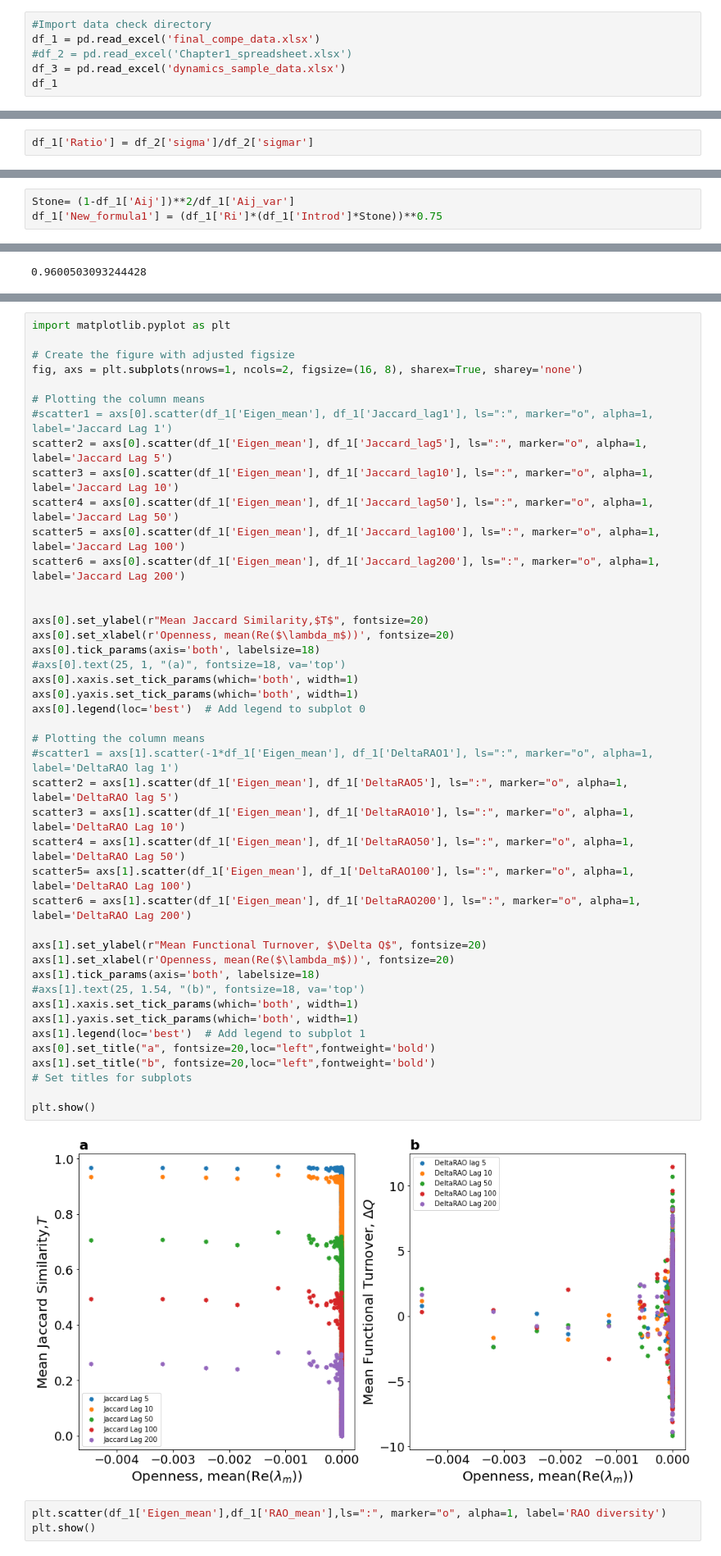
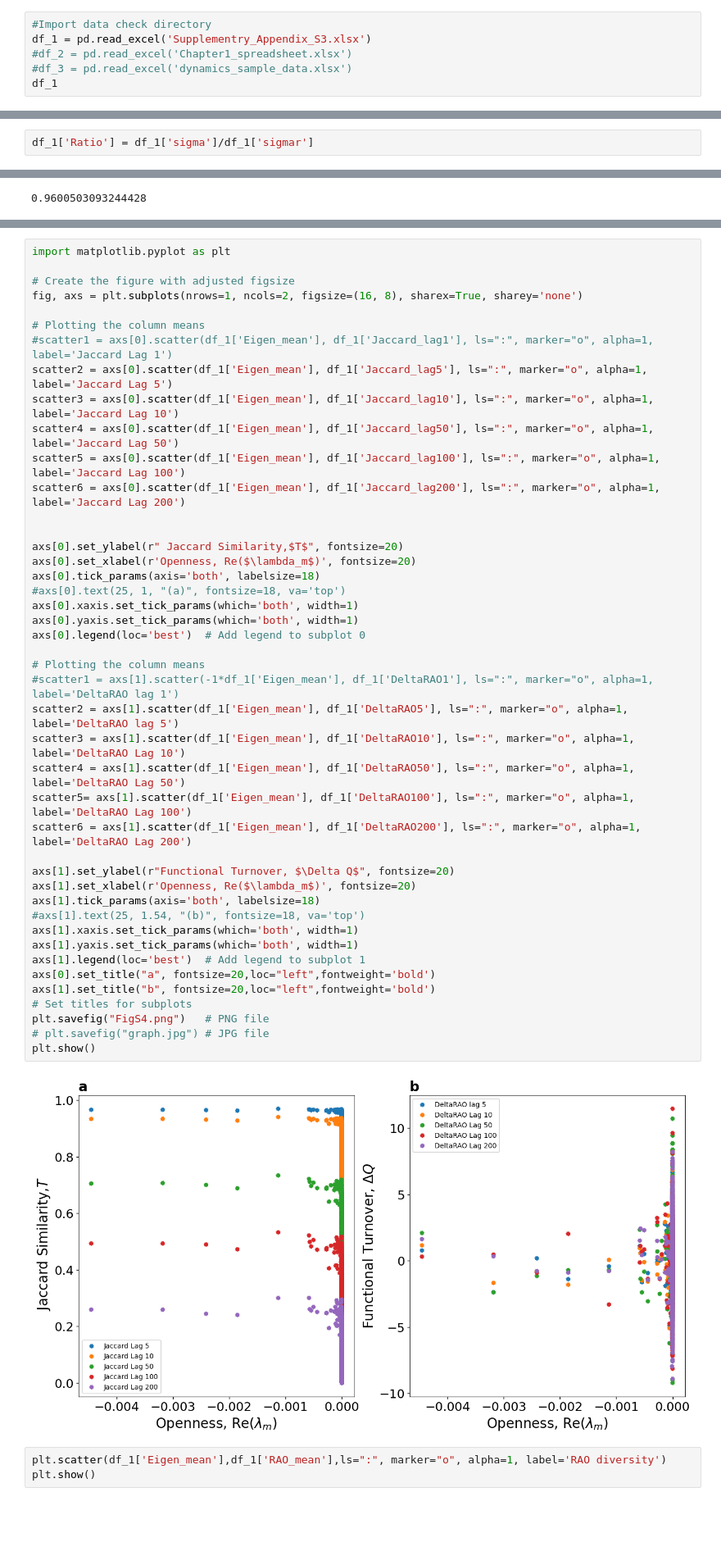
Before and after one commit to chiwir/Open-community-assembly, a Jupyter notebook: Visualisations_final_comp.ipynb, the cells around one changed output, grey strips where cells are left out. Shown at 82% size. Drawn from its saved outputs; the diff is of its cells as text; blank space fills up the shorter version.

```diff
--- a/Visualisations_final_comp.ipynb
+++ b/Visualisations_final_comp.ipynb
@@ -3,9 +3,9 @@ import pandas as pd
 import matplotlib.pyplot as plt
 # %%
 #Import data check directory
-df_1 = pd.read_excel('final_compe_data.xlsx')
+df_1 = pd.read_excel('Supplementry_Appendix_S3.xlsx')
 #df_2 = pd.read_excel('Chapter1_spreadsheet.xlsx')
-df_3 = pd.read_excel('dynamics_sample_data.xlsx')
+#df_3 = pd.read_excel('dynamics_sample_data.xlsx')
 df_1
 # %% [output]
 |  | sigmar | sigma | lamda | Shan | Simp | Abund2 | Stab1 | Stab1_var | Stone | Stab2 | ... | ... |
@@ -166,5 +372,5 @@ plt.show()
 # %%
-df_1['Ratio'] = df_2['sigma']/df_2['sigmar']
+df_1['Ratio'] = df_1['sigma']/df_1['sigmar']
 # %%
 from matplotlib import cm
 plt.figure(figsize=(16, 8))
@@ -548,3 +686,0 @@ plt.show()
-# %%
-Stone= (1-df_1['Aij'])**2/df_1['Aij_var']
-df_1['New_formula1'] = (df_1['Ri']*(df_1['Introd']*Stone))**0.75
@@ -998,39 +1015,40 @@ scatter2 = axs[0].scatter(df_1['Eigen_mean'], df_1['Jaccard_lag5'], ls=":", mark
 scatter3 = axs[0].scatter(df_1['Eigen_mean'], df_1['Jaccard_lag10'], ls=":", marker="o", alpha=1, label='Jaccard Lag 10')
 scatter4 = axs[0].scatter(df_1['Eigen_mean'], df_1['Jaccard_lag50'], ls=":", marker="o", alpha=1, label='Jaccard Lag 50')
 scatter5 = axs[0].scatter(df_1['Eigen_mean'], df_1['Jaccard_lag100'], ls=":", marker="o", alpha=1, label='Jaccard Lag 100')
 scatter6 = axs[0].scatter(df_1['Eigen_mean'], df_1['Jaccard_lag200'], ls=":", marker="o", alpha=1, label='Jaccard Lag 200')
 
 
-axs[0].set_ylabel(r"Mean Jaccard Similarity,$T$", fontsize=20)
-axs[0].set_xlabel(r'Openness, mean(Re($\lambda_m$))', fontsize=20)
+axs[0].set_ylabel(r" Jaccard Similarity,$T$", fontsize=20)
+axs[0].set_xlabel(r'Openness, Re($\lambda_m$)', fontsize=20)
 axs[0].tick_params(axis='both', labelsize=18)
 #axs[0].text(25, 1, "(a)", fontsize=18, va='top')
 axs[0].xaxis.set_tick_params(which='both', width=1)
 axs[0].yaxis.set_tick_params(which='both', width=1)
 axs[0].legend(loc='best')  # Add legend to subplot 0
 
 # Plotting the column means
 #scatter1 = axs[1].scatter(-1*df_1['Eigen_mean'], df_1['DeltaRAO1'], ls=":", marker="o", alpha=1, label='DeltaRAO lag 1')
 scatter2 = axs[1].scatter(df_1['Eigen_mean'], df_1['DeltaRAO5'], ls=":", marker="o", alpha=1, label='DeltaRAO lag 5')
 scatter3 = axs[1].scatter(df_1['Eigen_mean'], df_1['DeltaRAO10'], ls=":", marker="o", alpha=1, label='DeltaRAO Lag 10')
 scatter4 = axs[1].scatter(df_1['Eigen_mean'], df_1['DeltaRAO50'], ls=":", marker="o", alpha=1, label='DeltaRAO Lag 50')
 scatter5= axs[1].scatter(df_1['Eigen_mean'], df_1['DeltaRAO100'], ls=":", marker="o", alpha=1, label='DeltaRAO Lag 100')
 scatter6 = axs[1].scatter(df_1['Eigen_mean'], df_1['DeltaRAO200'], ls=":", marker="o", alpha=1, label='DeltaRAO Lag 200')
 
-axs[1].set_ylabel(r"Mean Functional Turnover, $\Delta Q$", fontsize=20)
-axs[1].set_xlabel(r'Openness, mean(Re($\lambda_m$))', fontsize=20)
+axs[1].set_ylabel(r"Functional Turnover, $\Delta Q$", fontsize=20)
+axs[1].set_xlabel(r'Openness, Re($\lambda_m$)', fontsize=20)
 axs[1].tick_params(axis='both', labelsize=18)
 #axs[1].text(25, 1.54, "(b)", fontsize=18, va='top')
 axs[1].xaxis.set_tick_params(which='both', width=1)
 axs[1].yaxis.set_tick_params(which='both', width=1)
 axs[1].legend(loc='best')  # Add legend to subplot 1
 axs[0].set_title("a", fontsize=20,loc="left",fontweight='bold')
 axs[1].set_title("b", fontsize=20,loc="left",fontweight='bold')
 # Set titles for subplots
-
+plt.savefig("FigS4.png")   # PNG file
+# plt.savefig("graph.jpg") # JPG file
 plt.show()
 # %% [output]
-[figure, old version]
+[figure, new version]
 # %%
 plt.scatter(df_1['Eigen_mean'],df_1['RAO_mean'],ls=":", marker="o", alpha=1, label='RAO diversity')
 plt.show()
```
Also changed, not shown: parts of 22 cells of this notebook.
